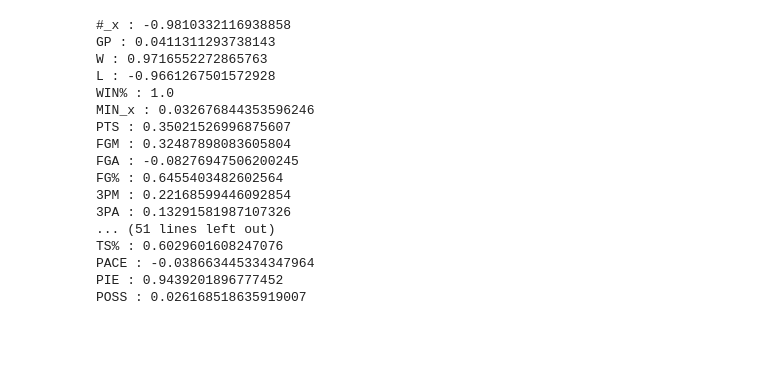
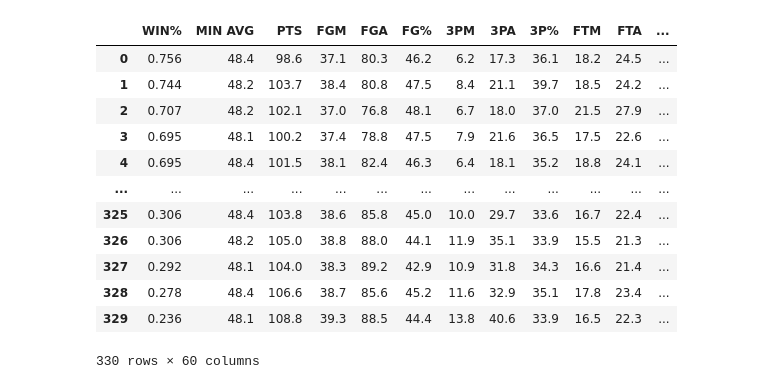
Before and after one commit to mteoong/NBA-Classifier, a Jupyter notebook: 82_classification.ipynb, the cells around one changed output. Drawn from its saved outputs; the diff is of its cells as text; code cells hidden in the pictures; blank space fills up the shorter version.

```diff
--- a/82_classification.ipynb
+++ b/82_classification.ipynb
@@ -27,26 +33,0 @@ everything.drop(['#_x', '#_y', '+/-_y'], axis=1)
-# %%
-for stringg in everything.columns:
-    #t2018.plot.scatter(x=stringg, y="FPR_INCREASE")
-    if (stringg != "Team"):
-        a = everything[stringg]
-        b = everything["WIN%"]
-        correlation = a.corr(b)
-        print(stringg + " : " + str(correlation))
-# %% [output]
-#_x : -0.9810332116938858
-GP : 0.0411311293738143
-W : 0.9716552272865763
-L : -0.9661267501572928
-WIN% : 1.0
-MIN_x : 0.032676844353596246
-PTS : 0.35021526996875607
-FGM : 0.32487898083605804
-FGA : -0.08276947506200245
-FG% : 0.6455403482602564
-3PM : 0.22168599446092854
-3PA : 0.13291581987107326
-... (51 lines left out)
-TS% : 0.6029601608247076
-PACE : -0.038663445334347964
-PIE : 0.9439201896777452
-POSS : 0.026168518635919007
@@ -56 +34,22 @@ from sklearn.feature_selection import f_regression
+# %%
+dataset = everything.drop(['Team', 'GP', 'W', 'L', 'Year'], axis=1)
+winPercentage = dataset.iloc[:,0:1].values
+playoffStatus = map(lambda x: x > 0.5, winPercentage)
+playoffStatus = np.fromiter(playoffStatus, dtype=bool)
+dataset['Playoffs'] = playoffStatus
+dataset
+# %% [output]
+|  | WIN% | MIN AVG | PTS | FGM | FGA | FG% | 3PM | 3PA | 3P% | FTM | FTA | ... |
+| 0 | 0.756 | 48.4 | 98.6 | 37.1 | 80.3 | 46.2 | 6.2 | 17.3 | 36.1 | 18.2 | 24.5 | ... |
+| 1 | 0.744 | 48.2 | 103.7 | 38.4 | 80.8 | 47.5 | 8.4 | 21.1 | 39.7 | 18.5 | 24.2 | ... |
+| 2 | 0.707 | 48.2 | 102.1 | 37.0 | 76.8 | 48.1 | 6.7 | 18.0 | 37.0 | 21.5 | 27.9 | ... |
+| 3 | 0.695 | 48.1 | 100.2 | 37.4 | 78.8 | 47.5 | 7.9 | 21.6 | 36.5 | 17.5 | 22.6 | ... |
+| 4 | 0.695 | 48.4 | 101.5 | 38.1 | 82.4 | 46.3 | 6.4 | 18.1 | 35.2 | 18.8 | 24.1 | ... |
+| ... | ... | ... | ... | ... | ... | ... | ... | ... | ... | ... | ... | ... |
+| 325 | 0.306 | 48.4 | 103.8 | 38.6 | 85.8 | 45.0 | 10.0 | 29.7 | 33.6 | 16.7 | 22.4 | ... |
+| 326 | 0.306 | 48.2 | 105.0 | 38.8 | 88.0 | 44.1 | 11.9 | 35.1 | 33.9 | 15.5 | 21.3 | ... |
+| 327 | 0.292 | 48.1 | 104.0 | 38.3 | 89.2 | 42.9 | 10.9 | 31.8 | 34.3 | 16.6 | 21.4 | ... |
+| 328 | 0.278 | 48.4 | 106.6 | 38.7 | 85.6 | 45.2 | 11.6 | 32.9 | 35.1 | 17.8 | 23.4 | ... |
+| 329 | 0.236 | 48.1 | 108.8 | 39.3 | 88.5 | 44.4 | 13.8 | 40.6 | 33.9 | 16.5 | 22.3 | ... |
+330 rows × 60 columns
 # %%
```
Also changed, not shown: parts of 9 cells of this notebook, 28 other files.
